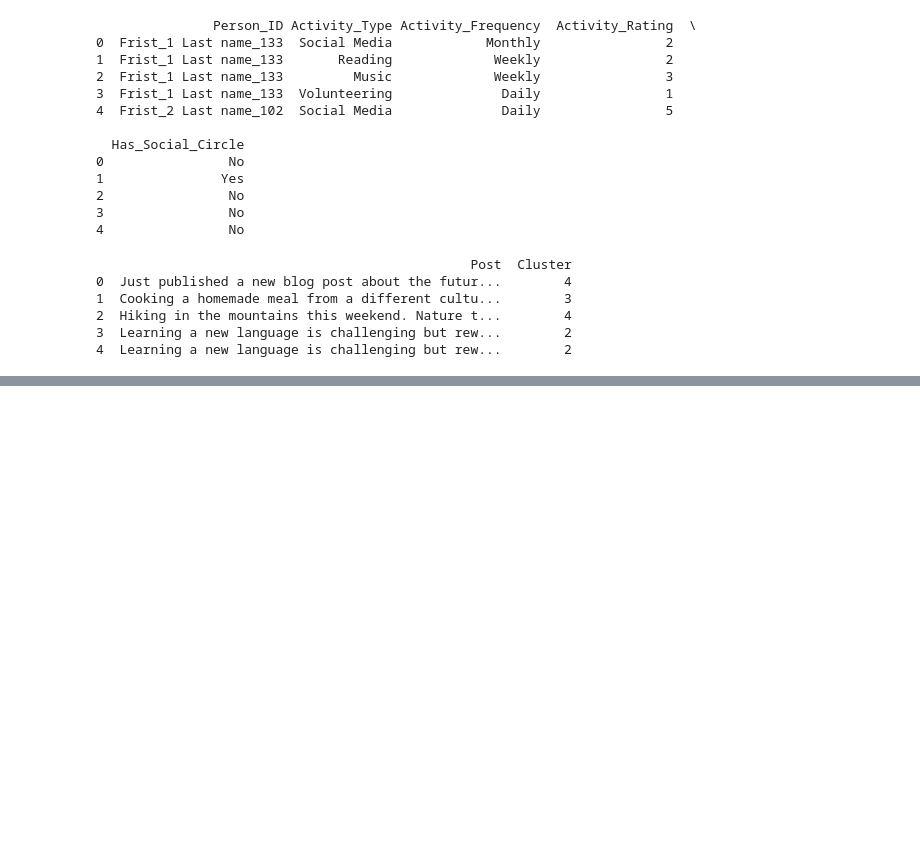
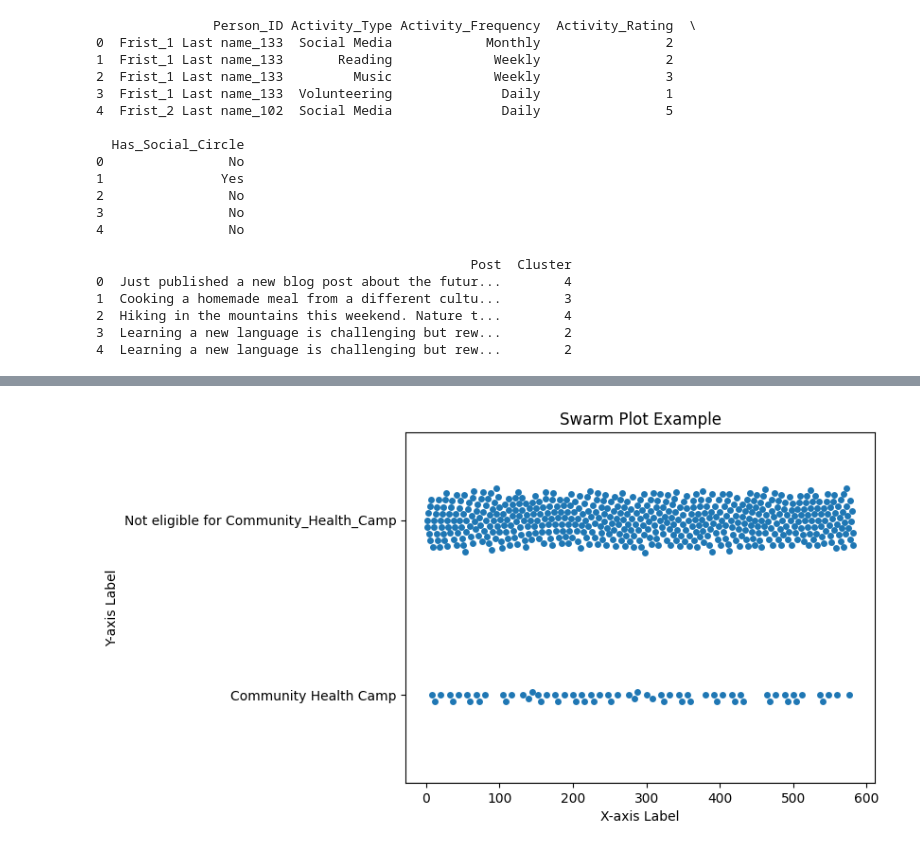
Before and after one commit to rajeshwar11/ML, a Jupyter notebook: scoring3.ipynb, the cells around one changed output, grey strips where cells are left out. Drawn from its saved outputs; the diff is of its cells as text; code cells hidden in the pictures; blank space fills up the shorter version.

```diff
--- a/scoring3.ipynb
+++ b/scoring3.ipynb
@@ -814,3 +814,9 @@ df.to_excel("clustered_twitter_posts.xlsx", index=False)
 2  Hiking in the mountains this weekend. Nature t...        4
 3  Learning a new language is challenging but rew...        2
 4  Learning a new language is challenging but rew...        2
+# %%
+import pandas as pd
+results_df=pd.read_csv("/Users/rajeshwarrao/Downloads/Result_Scores_Dataset.csv")
+results_df.head()
+test=results_df[results_df["Occupation"]=="No Job"]
+test[["Occupation","Own House"]]
@@ -816,0 +1127,15 @@ df.to_excel("clustered_twitter_posts.xlsx", index=False)
+# %%
+import seaborn as sns
+import matplotlib.pyplot as plt
+# Create a swarm plot for a specific column in your DataFrame
+sns.swarmplot(x='S.N', y='Community_Health_Camp', data=df)
+
+# Set plot labels and title
+plt.xlabel('X-axis Label')
+plt.ylabel('Y-axis Label')
+plt.title('Swarm Plot Example')
+
+# Show the plot
+plt.show()
+# %% [output]
+[figure, added]
```
Also changed, not shown: parts of 14 cells of this notebook.
